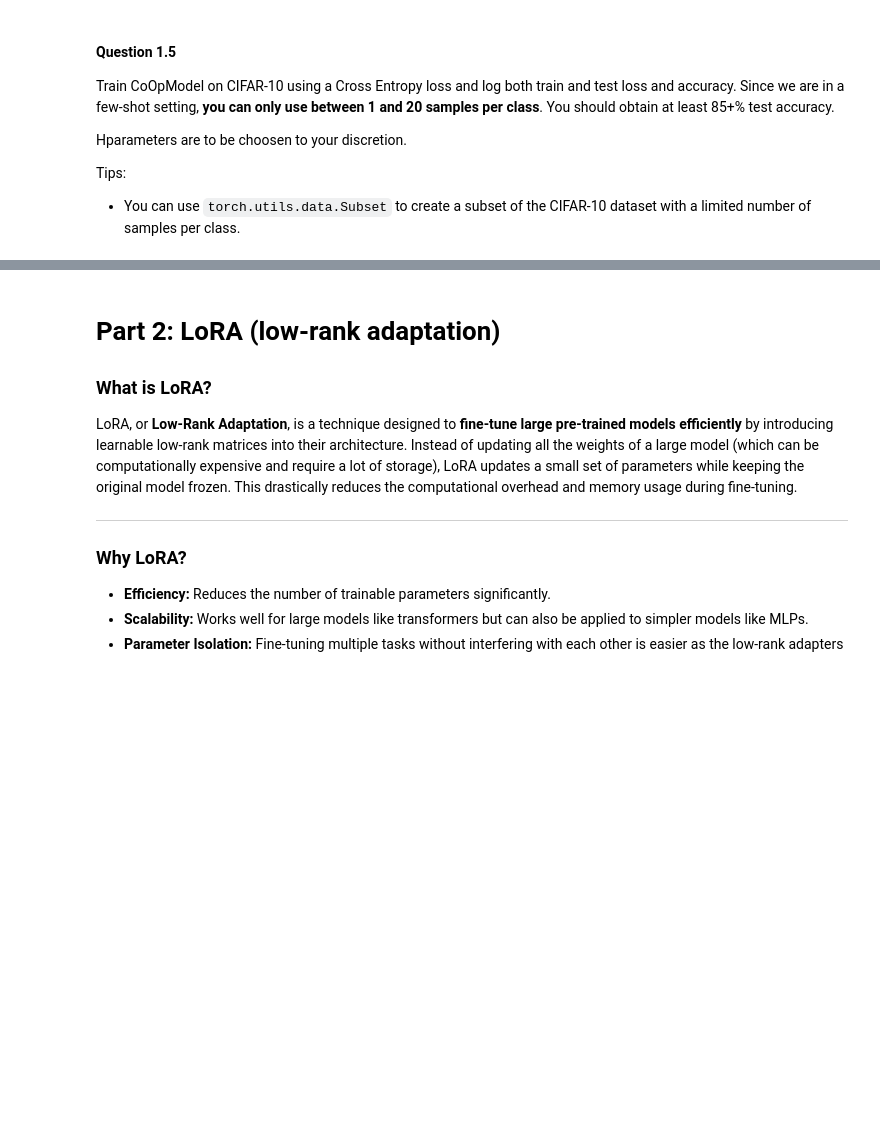
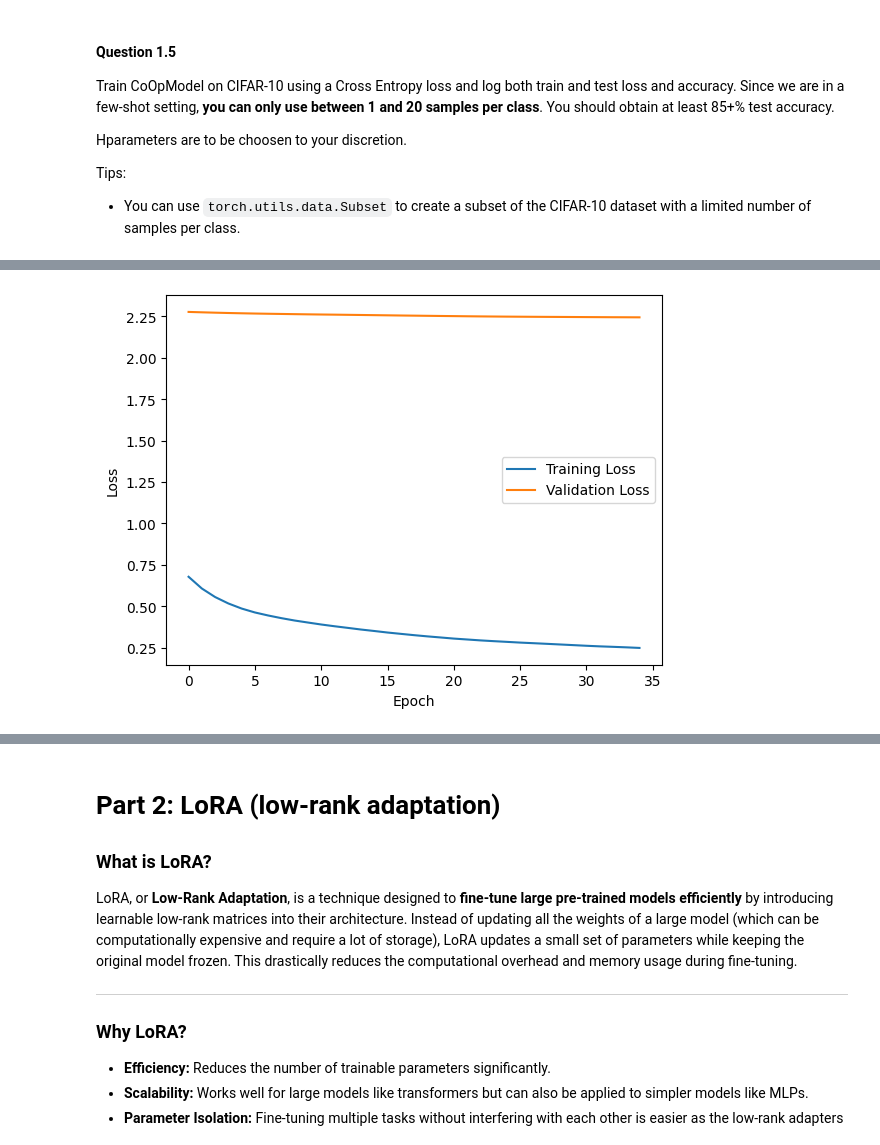
Before and after one commit to ArnaudoB/CSC_52002_EP-MultimodalGenAI, a Jupyter notebook: lab2/lab2.ipynb, the cells around one changed output, grey strips where cells are left out. Drawn from its saved outputs; the diff is of its cells as text; code cells hidden in the pictures; blank space fills up the shorter version.

```diff
--- a/lab2/lab2.ipynb
+++ b/lab2/lab2.ipynb
@@ -301,19 +310,25 @@ class CoOpModel(nn.Module):
         tokenized_prompts: torch.Tensor
             The tokenized prompts -> the highest token in each sequence represents the [EOT].
         """
+        # add positional embeddings
         x = prompts + self.clip_model.positional_embedding.unsqueeze(0)
         x = x.permute(1, 0, 2)  # (num_classes, token_length, embedding_dim) -> (token_length, num_classes, embedding_dim)
+        # use transformer to process input sequences
         x = self.clip_model.transformer(x)
         x = x.permute(1, 0, 2)  # (token_length, num_classes, embedding_dim) -> (num_classes, token_length, embedding_dim)
+        # apply the final layer normalization (ln_final) to the transformed sequence
+        x = self.clip_model.ln_final(x)
+        # extract the features corresponding to the end-of-text [EOS] token
         eot_indices = tokenized_prompts.argmax(dim=-1)  # shape (num_classes,), end of text indices
-        print(eot_indices)
+        # print(eot_indices)
+        # project the extracted features to the CLIP text projection space
         x = x[torch.arange(x.shape[0]), eot_indices] @ self.clip_model.text_projection
         return x
 
     def forward(self, images):
         """Given an image, returns the logits for each class."""
         prompts = self.prompt_learner()  # shape (num_classes, token_length, embedding_dim)
-        tokenized_prompts = clip.tokenize(self.prompt_learner.classnames).to(self.prompt_learner.device)  # shape (num_classes, token_length)
+        tokenized_prompts = self.prompt_learner.tokenized_prompts  # shape (num_classes, token_length)
         text_features = self.encode_text(prompts, tokenized_prompts)  # shape (num_classes, projection_dim)
         text_features = text_features / text_features.norm(dim=-1, keepdim=True)
 
@@ -424,7 +469,5 @@ def coop_training_loop(n_epochs,
 # %%
-# Nothing works because the prompting is wrong
-
-coop_clip_trained = coop_training_loop(n_epochs=35,
+coop_clip_trained, training_losses, validation_losses, training_accuracies, validation_accuracies = coop_training_loop(n_epochs=35,
                                 device=device,
                                 n_shot=20,
                                 lr=0.001,
@@ -436,0 +503,9 @@ OutOfMemoryError: CUDA out of memory. Tried to allocate 20.00 MiB. GPU 0 has a t
+# %%
+plt.plot(training_losses, label='Training Loss')
+plt.plot(validation_losses, label='Validation Loss')
+plt.xlabel('Epoch')
+plt.ylabel('Loss')
+plt.legend()
+plt.show()
+# %% [output]
+[figure, added]
```
Also changed, not shown: parts of 19 cells of this notebook, 1 other file.
